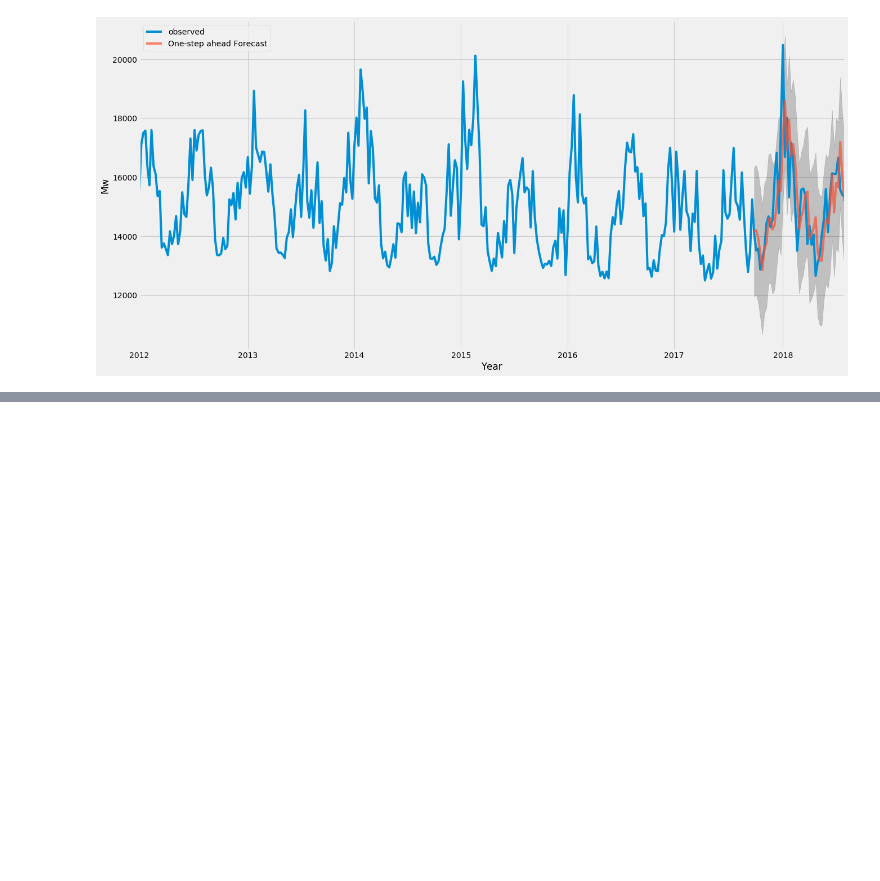
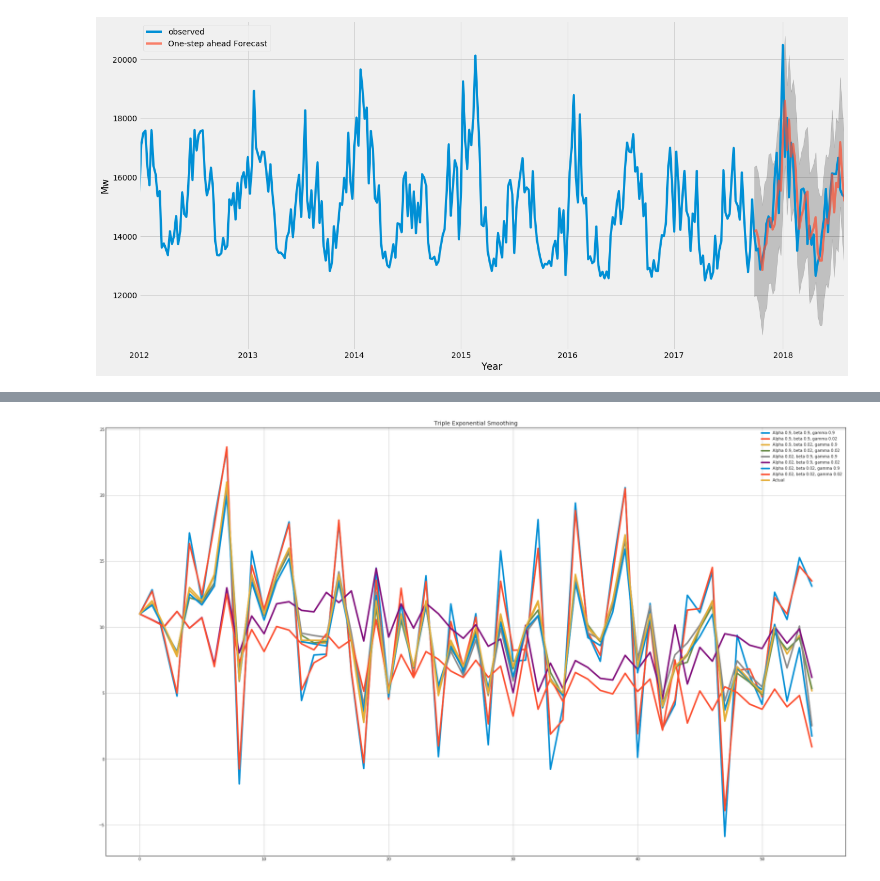
Before and after one commit to ilyaalexivanov/ds-homework, a Jupyter notebook: hw12/hw12.ipynb, the cells around one changed output, grey strips where cells are left out. Saved outputs shown, nothing was run; the diff lists cells and outputs as text; code cells hidden in the pictures; blank space fills up the shorter version.

```diff
--- a/hw12/hw12.ipynb
+++ b/hw12/hw12.ipynb
@@ -156,0 +178,47 @@ plt.show()
+# %%
+def initial_seasonal_components(series, slen):
+    seasonals = {}
+    season_averages = []
+    n_seasons = int(len(series)/slen)
+    for j in range(n_seasons):
+        season_averages.append(sum(series[slen*j:slen*j+slen])/float(slen))
+    for i in range(slen):
+        sum_of_vals_over_avg = 0.0
+        for j in range(n_seasons):
+            sum_of_vals_over_avg += series[slen*j+i]-season_averages[j]
+        seasonals[i] = sum_of_vals_over_avg/n_seasons
+    return seasonals
+# %%
+def HoltWinters(series, slen, alpha, beta, gamma, n_preds):
+    result = []
+    seasonals = initial_seasonal_components(series, slen)
+    for i in range(len(series)+n_preds):
+        if i == 0:
+            smooth = series[0]
+            trend = initial_trend(series, slen)
+            result.append(series[0])
+            continue
+        if i >= len(series):
+            m = i - len(series) + 1
+            result.append((smooth + m*trend) + seasonals[i%slen])
+        else:
+            val = series[i]
+            last_smooth, smooth = smooth, alpha*(val-seasonals[i%slen]) + (1-alpha)*(smooth+trend)
+            trend = beta * (smooth-last_smooth) + (1-beta)*trend
+            seasonals[i%slen] = gamma*(val-smooth) + (1-gamma)*seasonals[i%slen]
+            result.append(smooth+trend+seasonals[i%slen])
+    return result
+# %%
+with plt.style.context('seaborn-white'):
+    plt.figure(figsize=(30, 20))
+    for alpha in [0.9, 0.02]:
+        for beta in [0.9, 0.02]:
+            for gamma in [0.9, 0.02]:
+                plt.plot(HoltWinters(series, 12,  alpha, beta, gamma, 3), label="Alpha {}, beta {}, gamma {}".format(alpha, beta, gamma))
+    plt.plot(series, label = "Actual")
+    plt.legend(loc="best")
+    plt.axis('tight')
+    plt.title("Triple Exponential Smoothing")
+    plt.grid(True)
+# %% [output]
+[figure, added]
```
Also changed, not shown: parts of 16 cells of this notebook, 2 other files.
